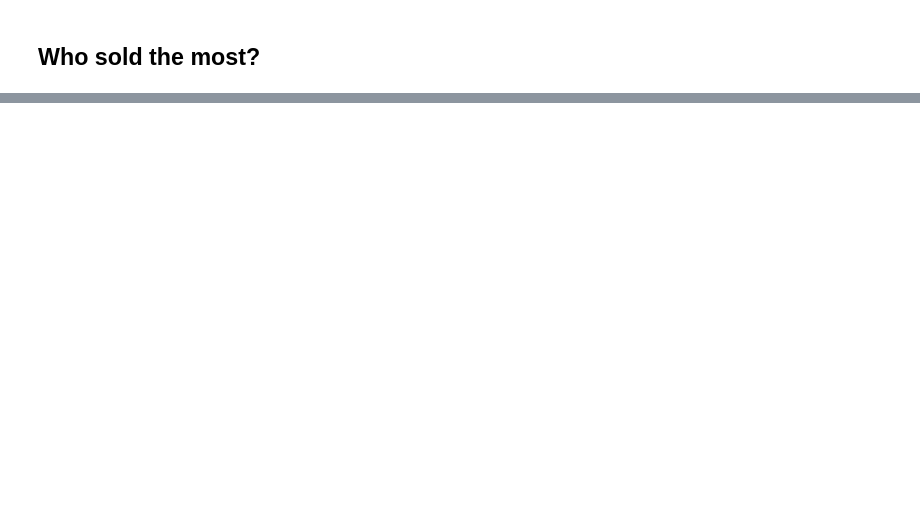
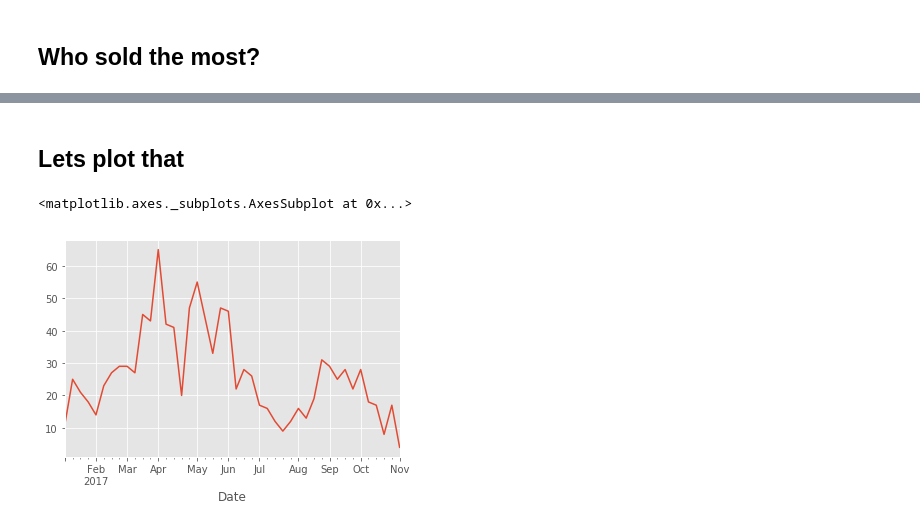
Before and after one commit to barjacks/pythonrecherche, a Jupyter notebook: 08 html, beautifulsoup, pandas intro/03 First steps with Pandas.ipynb, the cells around one changed output, grey strips where cells are left out. Saved outputs shown, nothing was run; the diff lists cells and outputs as text; code cells hidden in the pictures; blank space fills up the shorter version.

```diff
--- a/08 html, beautifulsoup, pandas intro/03 First steps with Pandas.ipynb
+++ b/08 html, beautifulsoup, pandas intro/03 First steps with Pandas.ipynb
@@ -230,4 +162,4 @@ df.sort_values('Price',ascending=False).head()
 # %% [markdown]
 Price in Millions
 # %%
-df['Price_m'] = df['Price'] / 1000000
+df['Price_m'] = round(df['Price'] / 1000000, 1)
@@ -255,0 +269,2 @@ Name: Price_m, Length: 164, dtype: float64
+# %%
+df['Date'] = pd.to_datetime(df['Date'], format='%d.%m.%Y')
@@ -255,0 +291,2 @@ Name: Price_m, Length: 164, dtype: float64
+# %%
+df.index = df['Date']
@@ -255,0 +303,12 @@ Name: Price_m, Length: 164, dtype: float64
+# %% [markdown]
+## Lets plot that
+# %%
+import matplotlib.pyplot as plt
+import matplotlib
+plt.style.use('ggplot')
+%matplotlib inline
+# %%
+df.resample('W')['Date'].count().plot()
+# %% [output]
+<matplotlib.axes._subplots.AxesSubplot at 0x...>
+[figure, added]
```
Also changed, not shown: parts of 40 cells of this notebook, 1 other file.
